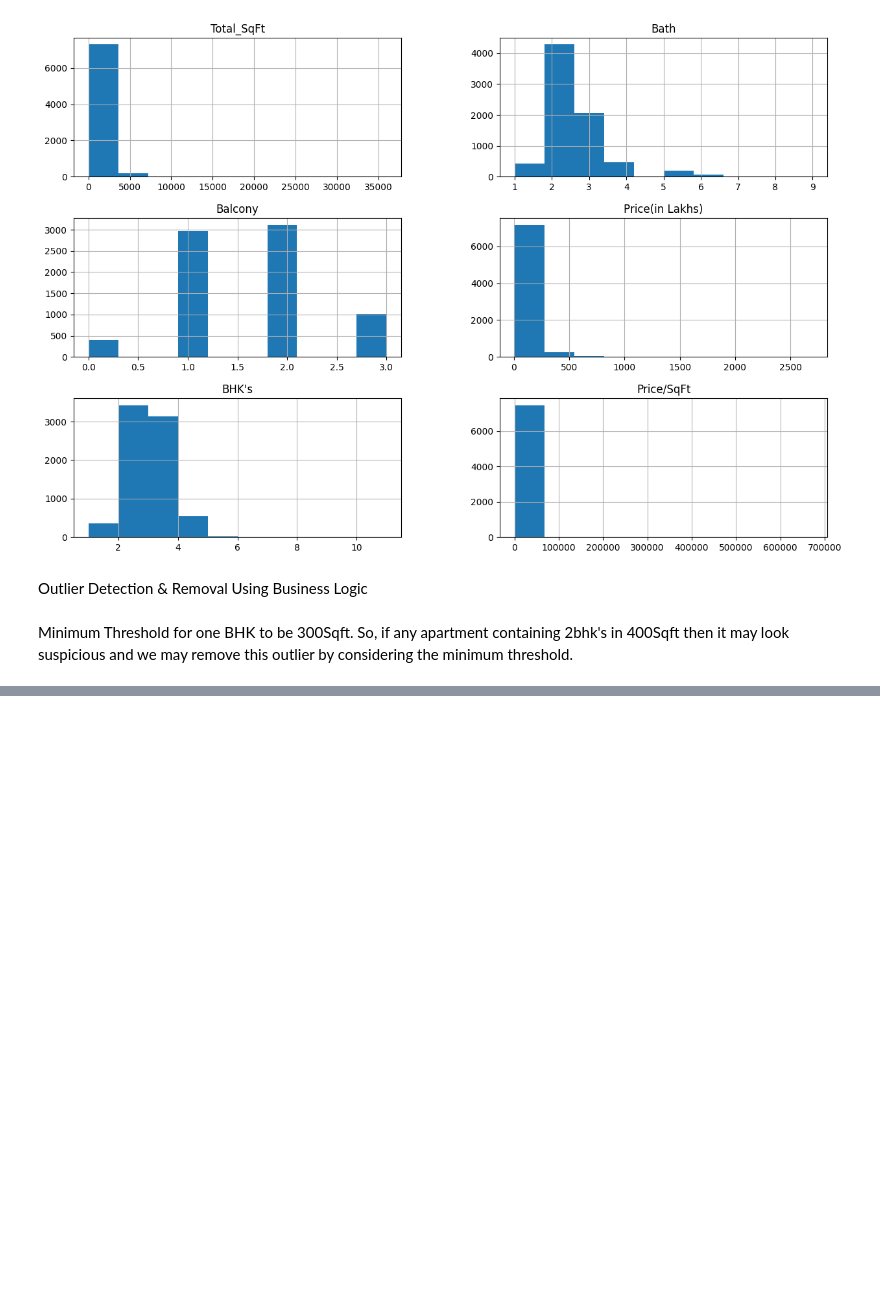
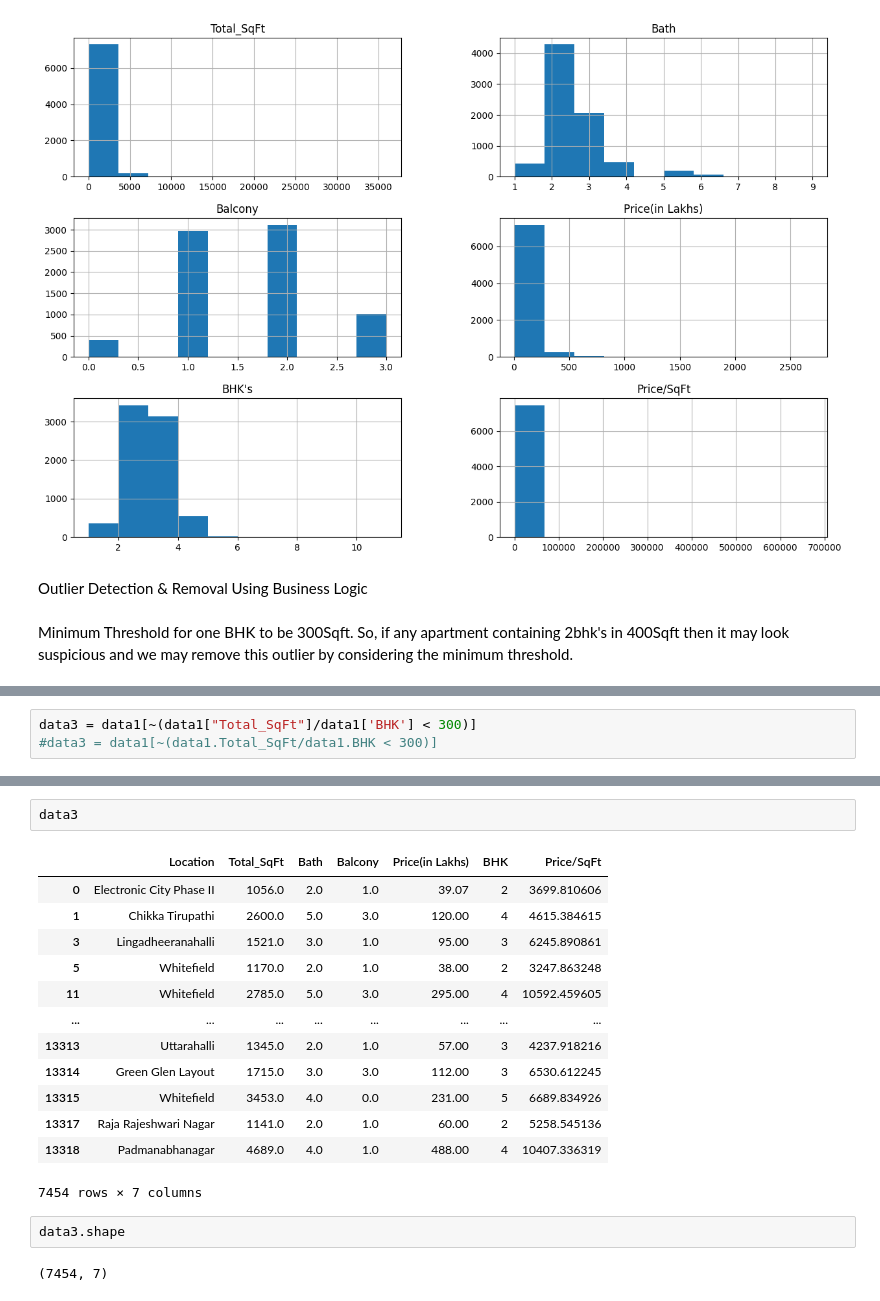
Before and after one commit to MdSaad07/CodeClauseInternship_Housing-Price-Prediction, a Jupyter notebook: housing-price-prediction.ipynb, the cells around one changed output, grey strips where cells are left out. Drawn from its saved outputs; the diff is of its cells as text; blank space fills up the shorter version.

```diff
--- a/housing-price-prediction.ipynb
+++ b/housing-price-prediction.ipynb
@@ -384,0 +407,3 @@ outlier by considering the minimum threshold.
+# %%
+data3 = data1[~(data1["Total_SqFt"]/data1['BHK'] < 300)]
+#data3 = data1[~(data1.Total_SqFt/data1.BHK < 300)]
@@ -384,0 +426,20 @@ outlier by considering the minimum threshold.
+# %%
+data3
+# %% [output]
+|  | Location | Total_SqFt | Bath | Balcony | Price(in Lakhs) | BHK | Price/SqFt |
+| 0 | Electronic City Phase II | 1056.0 | 2.0 | 1.0 | 39.07 | 2 | 3699.810606 |
+| 1 | Chikka Tirupathi | 2600.0 | 5.0 | 3.0 | 120.00 | 4 | 4615.384615 |
+| 3 | Lingadheeranahalli | 1521.0 | 3.0 | 1.0 | 95.00 | 3 | 6245.890861 |
+| 5 | Whitefield | 1170.0 | 2.0 | 1.0 | 38.00 | 2 | 3247.863248 |
+| 11 | Whitefield | 2785.0 | 5.0 | 3.0 | 295.00 | 4 | 10592.459605 |
+| ... | ... | ... | ... | ... | ... | ... | ... |
+| 13313 | Uttarahalli | 1345.0 | 2.0 | 1.0 | 57.00 | 3 | 4237.918216 |
+| 13314 | Green Glen Layout | 1715.0 | 3.0 | 3.0 | 112.00 | 3 | 6530.612245 |
+| 13315 | Whitefield | 3453.0 | 4.0 | 0.0 | 231.00 | 5 | 6689.834926 |
+| 13317 | Raja Rajeshwari Nagar | 1141.0 | 2.0 | 1.0 | 60.00 | 2 | 5258.545136 |
+| 13318 | Padmanabhanagar | 4689.0 | 4.0 | 1.0 | 488.00 | 4 | 10407.336319 |
+7454 rows × 7 columns
+# %%
+data3.shape
+# %% [output]
+(7454, 7)
```
Also changed, not shown: parts of 4 cells of this notebook.
